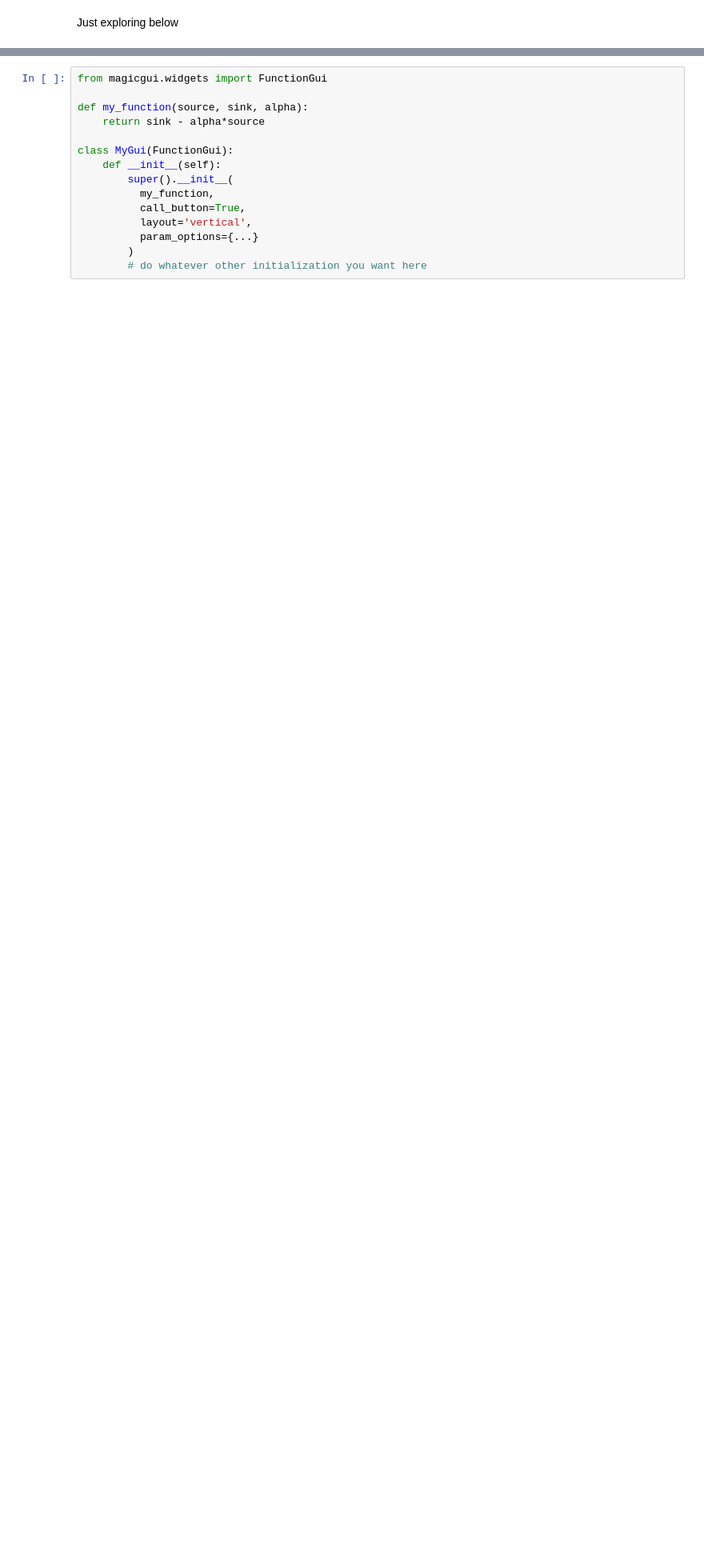
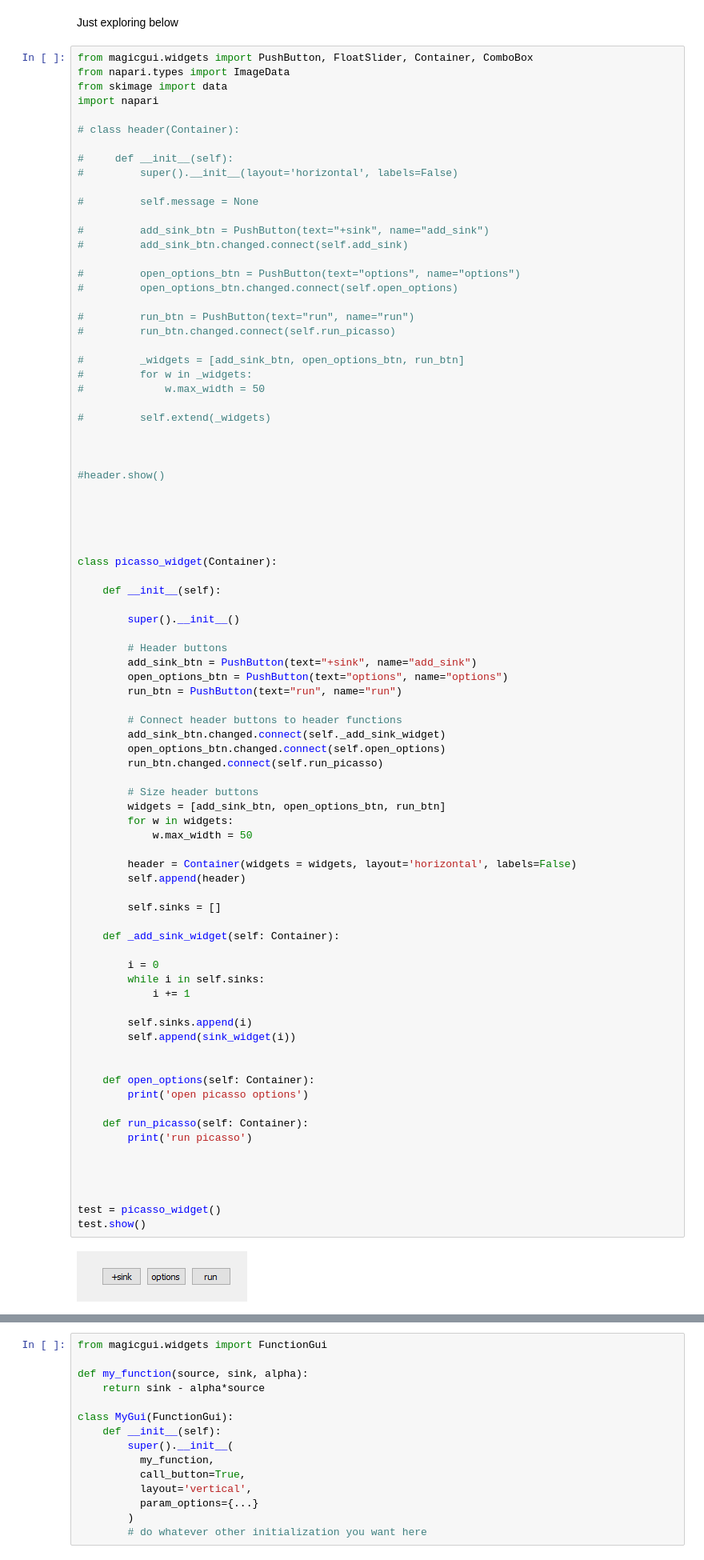
Before and after one commit to nygctech/PICASSO, a Jupyter notebook: notebooks/GUI.ipynb, the cells around one changed output, grey strips where cells are left out. Shown at 80% size. Drawn from its saved outputs; the diff is of its cells as text; blank space fills up the shorter version.

Commit message:
component widgets

```diff
--- a/notebooks/GUI.ipynb
+++ b/notebooks/GUI.ipynb
@@ -209,2 +189,87 @@ Index of image pairs:
 # %% [markdown]
 Just exploring below
+# %%
+from magicgui.widgets import PushButton, FloatSlider, Container, ComboBox
+from napari.types import ImageData
+from skimage import data
+import napari
+
+# class header(Container):
+
+#     def __init__(self):
+#         super().__init__(layout='horizontal', labels=False)
+
+#         self.message = None
+
+#         add_sink_btn = PushButton(text="+sink", name="add_sink")
+#         add_sink_btn.changed.connect(self.add_sink)
+
+#         open_options_btn = PushButton(text="options", name="options")
+#         open_options_btn.changed.connect(self.open_options)
+
+#         run_btn = PushButton(text="run", name="run")
+#         run_btn.changed.connect(self.run_picasso)
+
+#         _widgets = [add_sink_btn, open_options_btn, run_btn]
+#         for w in _widgets:
+#             w.max_width = 50
+
+#         self.extend(_widgets)
+
+
+
+#header.show()
+
+
+
+
+
+class picasso_widget(Container):
+
+    def __init__(self):
+
+        super().__init__()
+
+        # Header buttons
+        add_sink_btn = PushButton(text="+sink", name="add_sink")
+        open_options_btn = PushButton(text="options", name="options")
+        run_btn = PushButton(text="run", name="run")
+
+        # Connect header buttons to header functions
+        add_sink_btn.changed.connect(self._add_sink_widget)
+        open_options_btn.changed.connect(self.open_options)
+        run_btn.changed.connect(self.run_picasso)
+
+        # Size header buttons
+        widgets = [add_sink_btn, open_options_btn, run_btn]
+        for w in widgets:
+            w.max_width = 50
+
+        header = Container(widgets = widgets, layout='horizontal', labels=False)
+        self.append(header)
+
+        self.sinks = []
+
+    def _add_sink_widget(self: Container):
+
+        i = 0
+        while i in self.sinks:
+            i += 1
+
+        self.sinks.append(i)
+        self.append(sink_widget(i))
+
+
+    def open_options(self: Container):
+        print('open picasso options')
+
+    def run_picasso(self: Container):
+        print('run picasso')
+
+
+
+
+test = picasso_widget()
+test.show()
+# %% [output]
+[figure, added]
```
Also changed, not shown: parts of 8 cells of this notebook, 2 other files.
